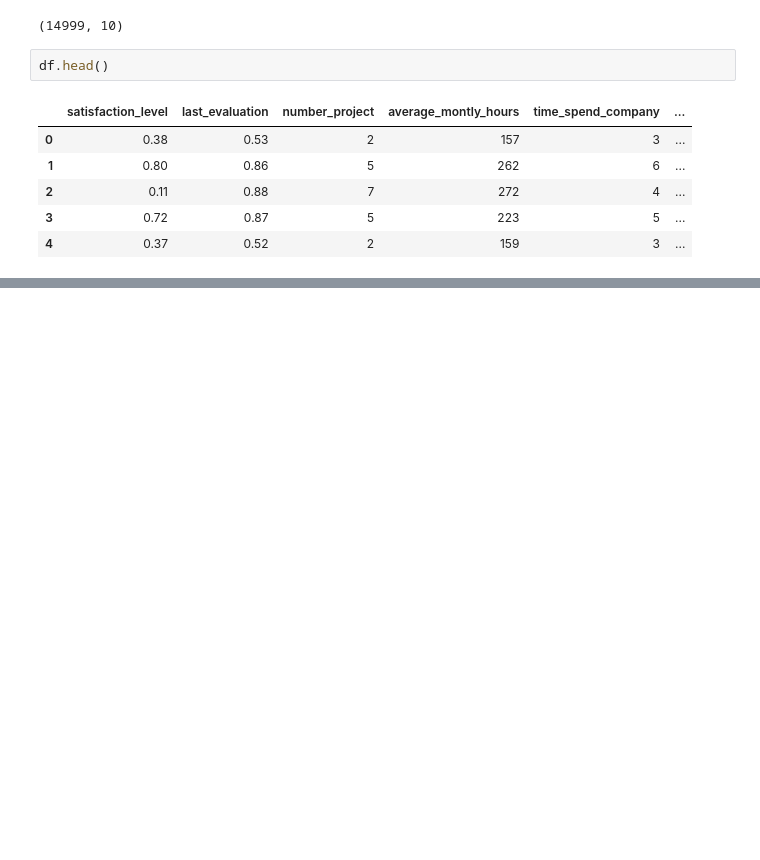
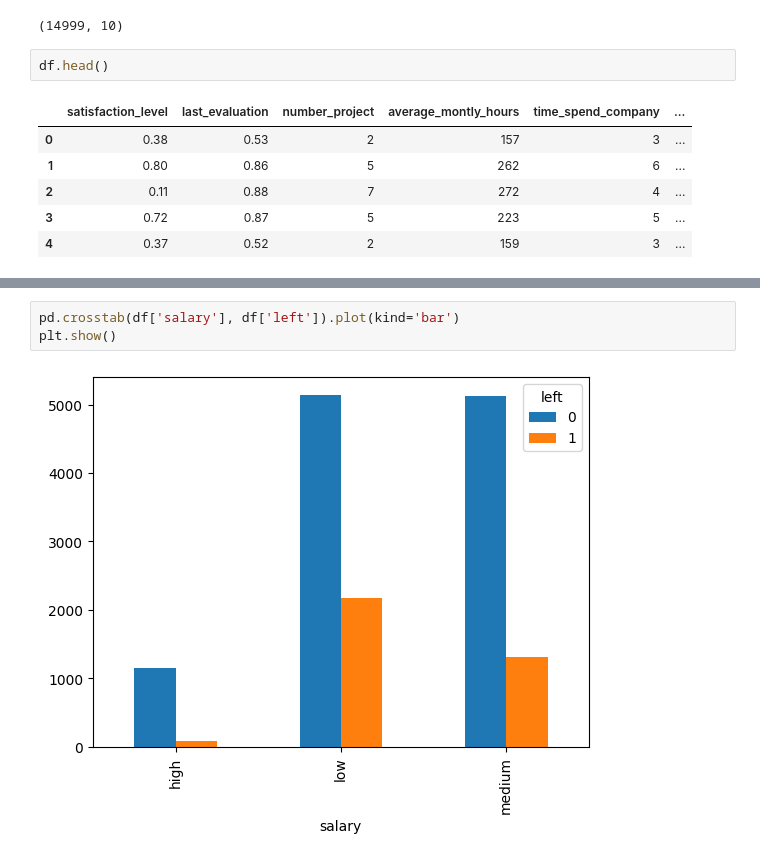
Before and after one commit to VladanT3/Machine_Learning, a Jupyter notebook: Logistic Regression/Binary Classification/Exercise/exercise.ipynb, the cells around one changed output, grey strips where cells are left out. Saved outputs shown, nothing was run; the diff lists cells and outputs as text; blank space fills up the shorter version.

```diff
--- a/Logistic Regression/Binary Classification/Exercise/exercise.ipynb
+++ b/Logistic Regression/Binary Classification/Exercise/exercise.ipynb
@@ -104,0 +47,5 @@ THIS DATASET IS SHIT :)
+# %%
+pd.crosstab(df['salary'], df['left']).plot(kind='bar')
+plt.show()
+# %% [output]
+[figure, added]
```
Also changed, not shown: parts of 26 cells of this notebook.
